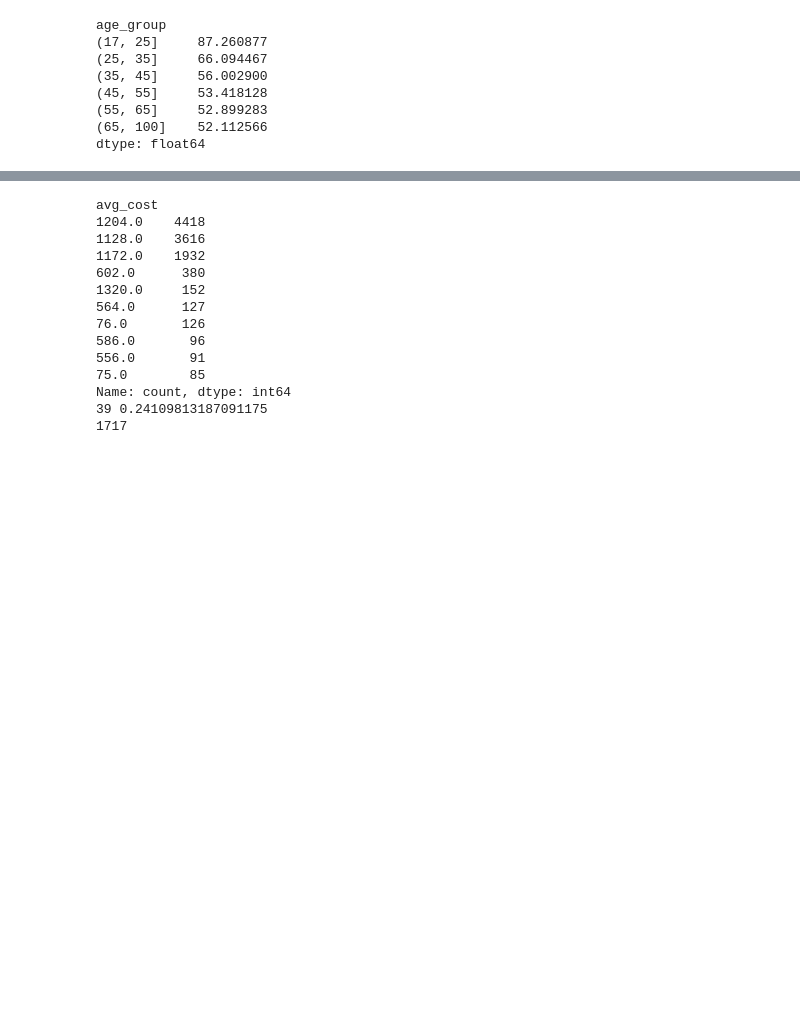
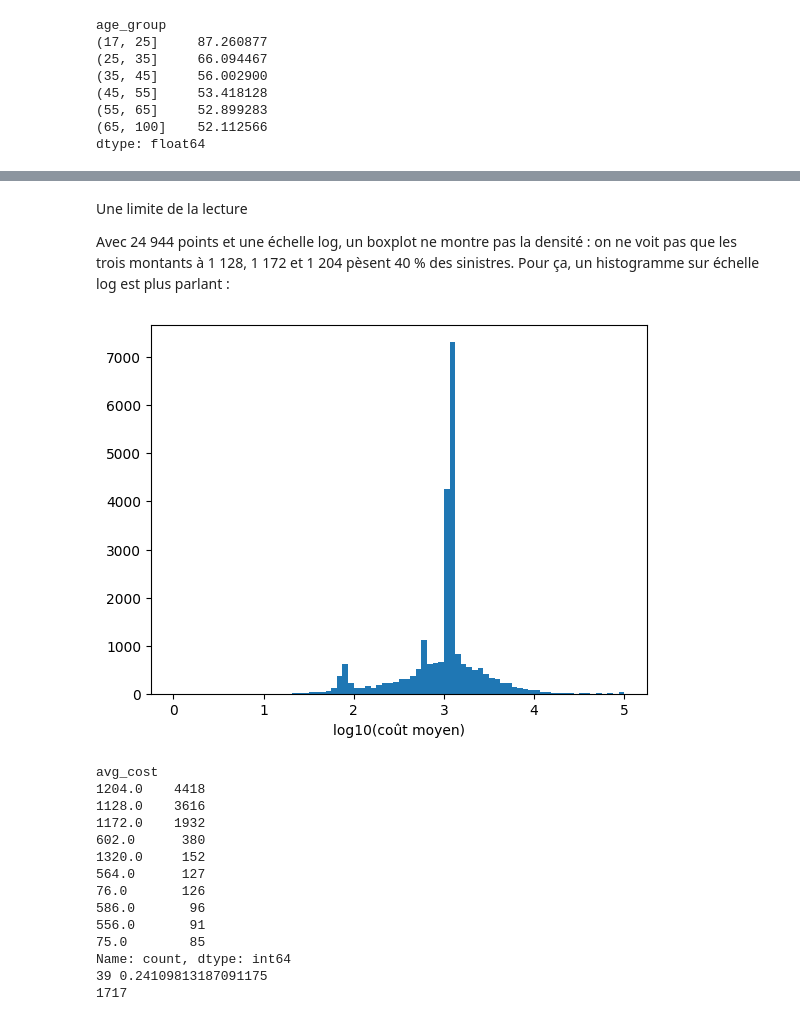
Before and after one commit to namngy/actuarial-portfolio-project, a Jupyter notebook: notebooks/02_pricing_frequency.ipynb, the cells around one changed output, grey strips where cells are left out. Drawn from its saved outputs; the diff is of its cells as text; code cells hidden in the pictures; blank space fills up the shorter version.

```diff
--- a/notebooks/02_pricing_frequency.ipynb
+++ b/notebooks/02_pricing_frequency.ipynb
@@ -244,3 +302,13 @@ Name: avg_cost, dtype: float64
+# %% [markdown]
+Une limite de la lecture
+
+Avec 24 944 points et une échelle log, un boxplot ne montre pas la densité : on ne voit pas que les trois montants à 1 128, 1 172 et 1 204 pèsent 40 % des sinistres. Pour ça, un histogramme sur échelle log est plus parlant :
+# %%
+plt.hist(np.log10(sev_df["avg_cost_cap"]), bins=80)
+plt.xlabel("log10(coût moyen)")
+plt.show()
+# %% [output]
+[figure, added]
 # %%
 # Montants les plus fréquents
 print(sev_df["avg_cost"].round(0).value_counts().head(10))
```
Also changed, not shown: parts of 6 cells of this notebook.
